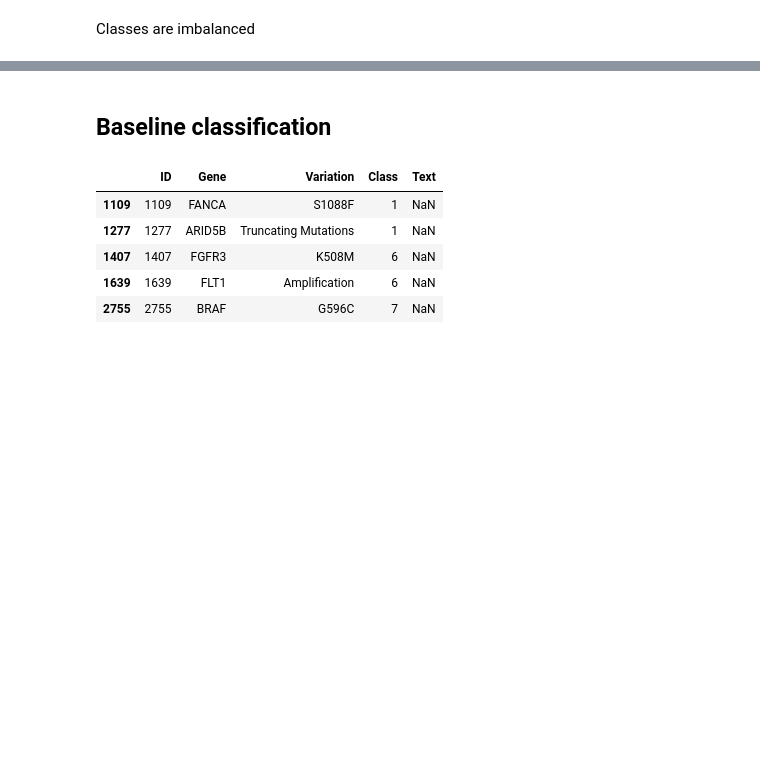
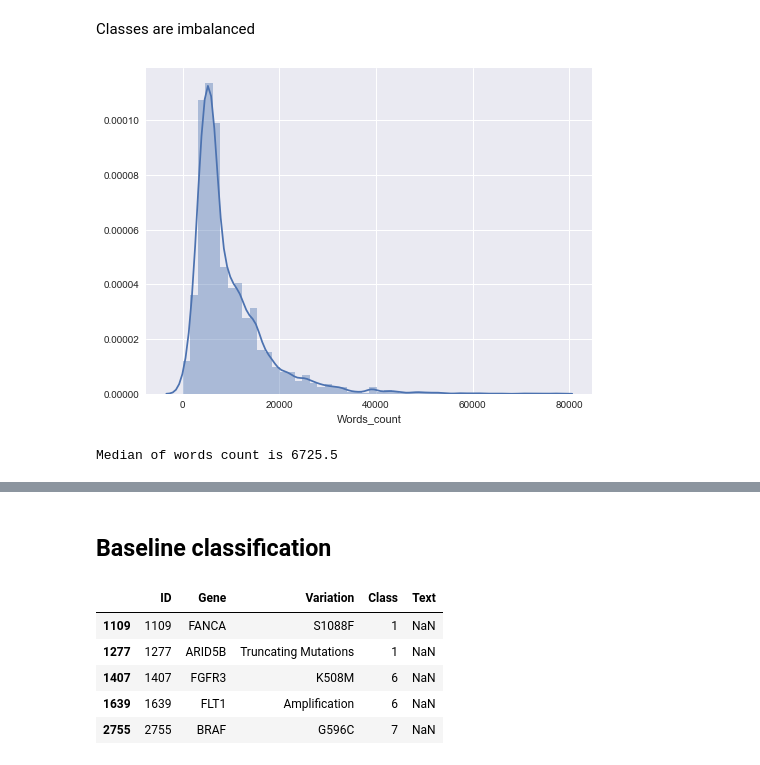
Before and after one commit to norbertstrzelecki/personalized_medicine_cancer_variants_classification, a Jupyter notebook: personalized_medicine_cancer_variants_classification.ipynb, the cells around one changed output, grey strips where cells are left out. Saved outputs shown, nothing was run; the diff lists cells and outputs as text; code cells hidden in the pictures; blank space fills up the shorter version.

```diff
--- a/personalized_medicine_cancer_variants_classification.ipynb
+++ b/personalized_medicine_cancer_variants_classification.ipynb
@@ -140,2 +157,14 @@ df_train['Class'].hist();
 # %% [markdown]
 Classes are imbalanced
+# %%
+# Let's check words distribution
+df_train['Words_count'] = df_train['Text'].apply(lambda x: len(str(x).split(' ')))
+# %%
+plt.figure(figsize=(8,6))
+sns.distplot(df_train['Words_count'])
+plt.show()
+
+print('Median of words count is', df_train['Words_count'].median())
+# %% [output]
+[figure, added]
+Median of words count is 6725.5
```
Also changed, not shown: parts of 21 cells of this notebook.
